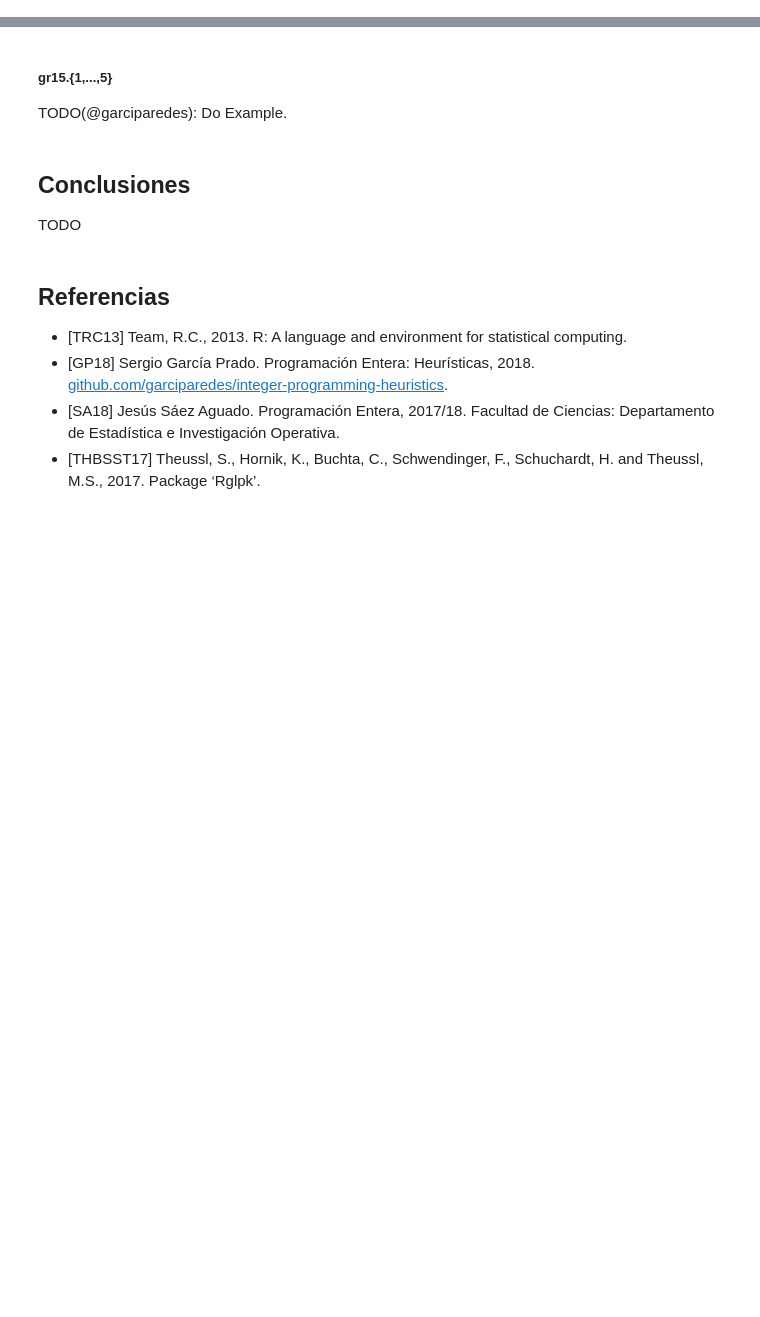
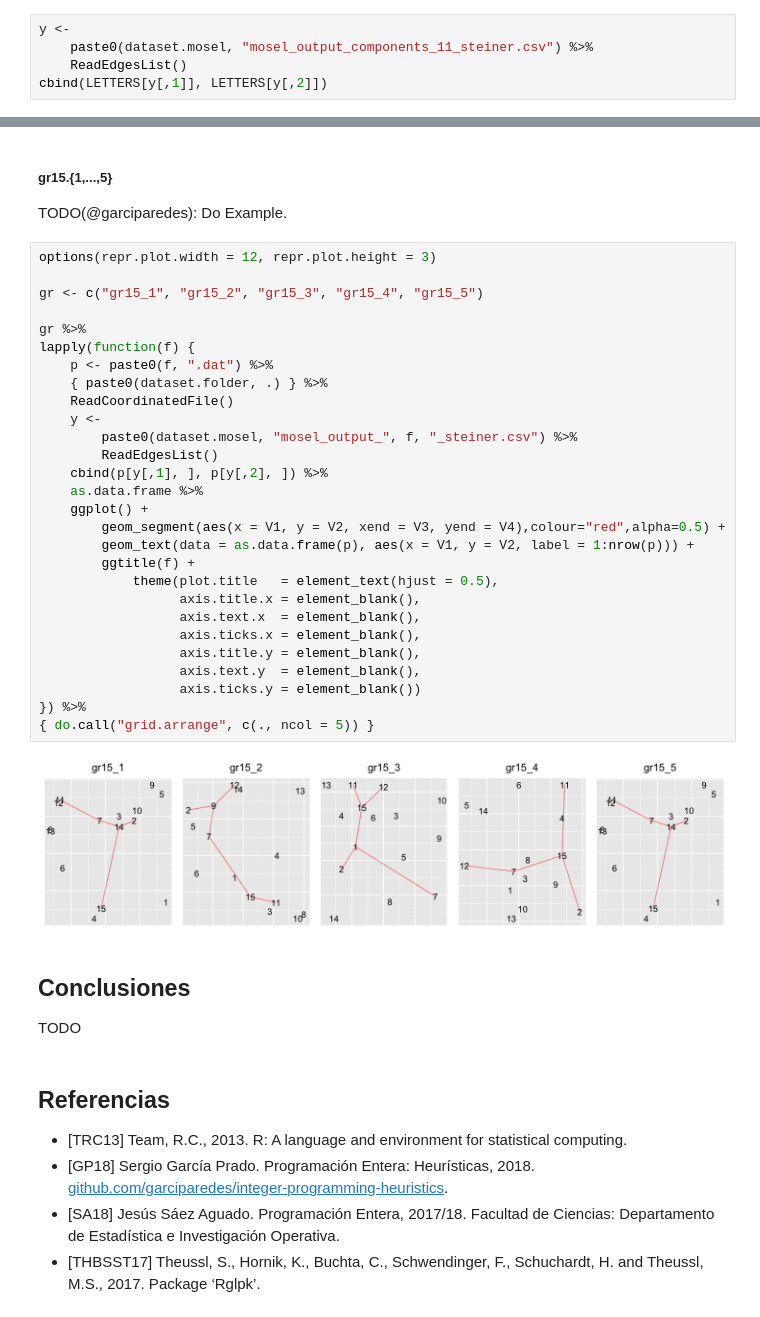
Before and after one commit to garciparedes/integer-programming-heuristics, a Jupyter notebook: integer-programming-network-heuristics.ipynb, the cells around one changed output, grey strips where cells are left out. Drawn from its saved outputs; the diff is of its cells as text; blank space fills up the shorter version.

Commit message:
Done with steiner

```diff
--- a/integer-programming-network-heuristics.ipynb
+++ b/integer-programming-network-heuristics.ipynb
@@ -627,3 +642,8 @@ TODO
 ##### grafo.11.nodos
 
 TODO(@garciparedes): Do Example.
+# %%
+y <-
+    paste0(dataset.mosel, "mosel_output_components_11_steiner.csv") %>%
+    ReadEdgesList()
+cbind(LETTERS[y[,1]], LETTERS[y[,2]])
@@ -631,6 +661,36 @@ TODO(@garciparedes): Do Example.
 ##### gr15.{1,...,5}
 
 TODO(@garciparedes): Do Example.
+# %%
+options(repr.plot.width = 12, repr.plot.height = 3)
+
+gr <- c("gr15_1", "gr15_2", "gr15_3", "gr15_4", "gr15_5")
+
+gr %>%
+lapply(function(f) {
+    p <- paste0(f, ".dat") %>%
+    { paste0(dataset.folder, .) } %>%
+    ReadCoordinatedFile()
+    y <-
+        paste0(dataset.mosel, "mosel_output_", f, "_steiner.csv") %>%
+        ReadEdgesList()
+    cbind(p[y[,1], ], p[y[,2], ]) %>%
+    as.data.frame %>%
+    ggplot() +
+        geom_segment(aes(x = V1, y = V2, xend = V3, yend = V4),colour="red",alpha=0.5) +
+        geom_text(data = as.data.frame(p), aes(x = V1, y = V2, label = 1:nrow(p))) +
+        ggtitle(f) +
+            theme(plot.title   = element_text(hjust = 0.5),
+                  axis.title.x = element_blank(),
+                  axis.text.x  = element_blank(),
+                  axis.ticks.x = element_blank(),
+                  axis.title.y = element_blank(),
+                  axis.text.y  = element_blank(),
+                  axis.ticks.y = element_blank())
+}) %>%
+{ do.call("grid.arrange", c(., ncol = 5)) }
+# %% [output]
+[figure, added]
 # %% [markdown]
 ## Conclusiones
 
```
Also changed, not shown: parts of 8 cells of this notebook.
